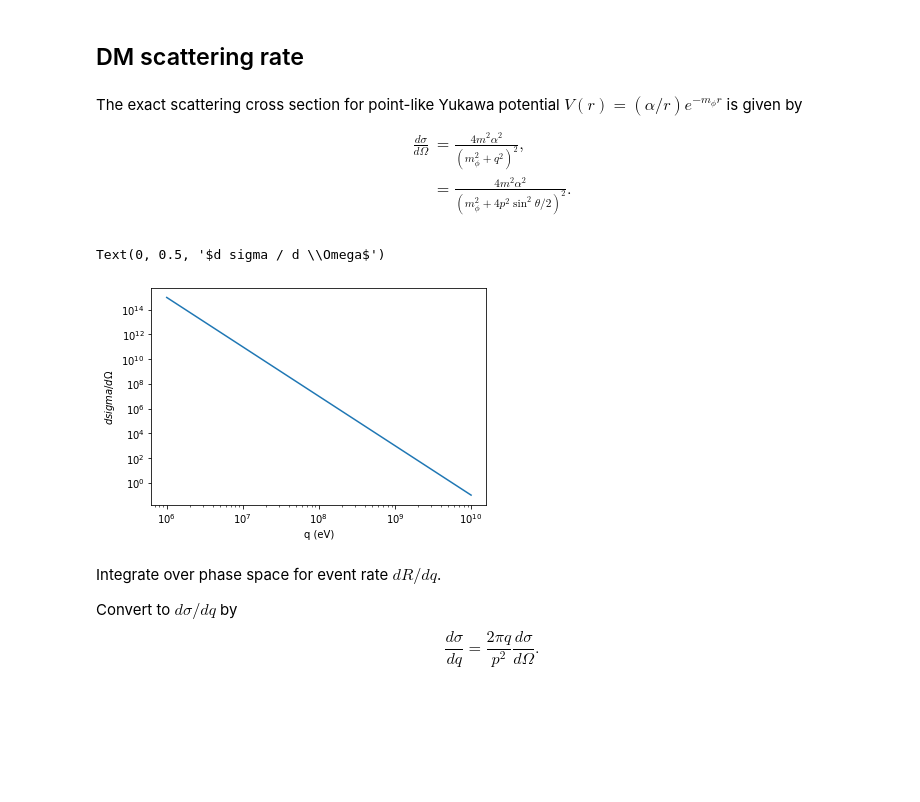
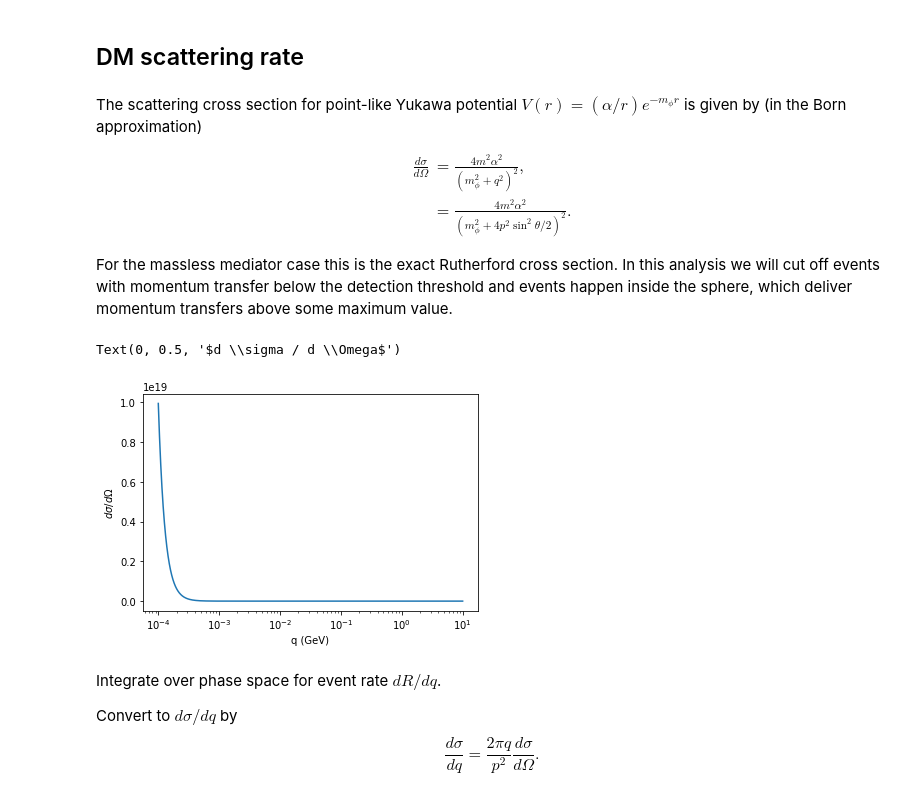
Before and after one commit to yuhants/impulse, a Jupyter notebook: yuhan/dR_dq_massless_mediator.ipynb, the cells around one changed output. Saved outputs shown, nothing was run; the diff lists cells and outputs as text; code cells hidden in the pictures; blank space fills up the shorter version.

Commit message:
update massless mediator calc

```diff
--- a/yuhan/dR_dq_massless_mediator.ipynb
+++ b/yuhan/dR_dq_massless_mediator.ipynb
@@ -109,7 +105,7 @@ plt.show()
 # %% [markdown]
 ## DM scattering rate
 # %% [markdown]
-The exact scattering cross section for point-like Yukawa potential $V(r) = (\alpha/r) e^{- m_\phi r}$ is given by
+The scattering cross section for point-like Yukawa potential $V(r) = (\alpha/r) e^{- m_\phi r}$ is given by (in the Born approximation)
 
 $$
 \begin{equation}
@@ -120,20 +116,28 @@ $$
 \end{aligned}
 \end{equation}
 $$
+
+For the massless mediator case this is the exact Rutherford cross section. In this analysis we will cut off events with momentum transfer below the detection threshold and events happen inside the sphere, which deliver momentum transfers above some maximum value.
 # %%
-def dsig_domega(mx, mphi, alpha, q):
-    return ( 4 * (mx**2) * (alpha**2) ) / ( (mphi**2 + q**2)**2 )
+def dsig_domega_born(mx, mphi, alpha, q, point_charge):
+    point_charge_sol = (4 * (mx**2) * (alpha**2) ) / ( (mphi**2 + q**2)**2 )
+    if point_charge:
+        return point_charge_sol
+    else:
+        form_factor = 3 * spherical_jn(n=1, z=q*R) / (q * R)
+        return point_charge_sol * form_factor**2
 # %%
-q = np.logspace(6, 10, 1000)
-dsigdomega = dsig_domega(M_X, m_phi, alpha, q)
+q = np.logspace(5, 10, 1000)
+dsigdomega = dsig_domega_born(M_X, m_phi, alpha, q, point_charge=True)
 # %%
 # Expect Rutherford cross section ~ 1 / (q^4)
-plt.loglog(q, dsigdomega)
-plt.xlabel('q (eV)')
-plt.ylabel('$d sigma / d \Omega$')
+plt.plot(q/1e9, dsigdomega)
+plt.xscale('log')
+plt.xlabel('q (GeV)')
+plt.ylabel('$d \sigma / d \Omega$')
 # %% [output]
-Text(0, 0.5, '$d sigma / d \\Omega$')
+Text(0, 0.5, '$d \\sigma / d \\Omega$')
-[figure, old version]
+[figure, new version]
 # %% [markdown]
 Integrate over phase space for event rate $dR /dq$.
 
```
Also changed, not shown: parts of 10 cells of this notebook, 1 other file.
